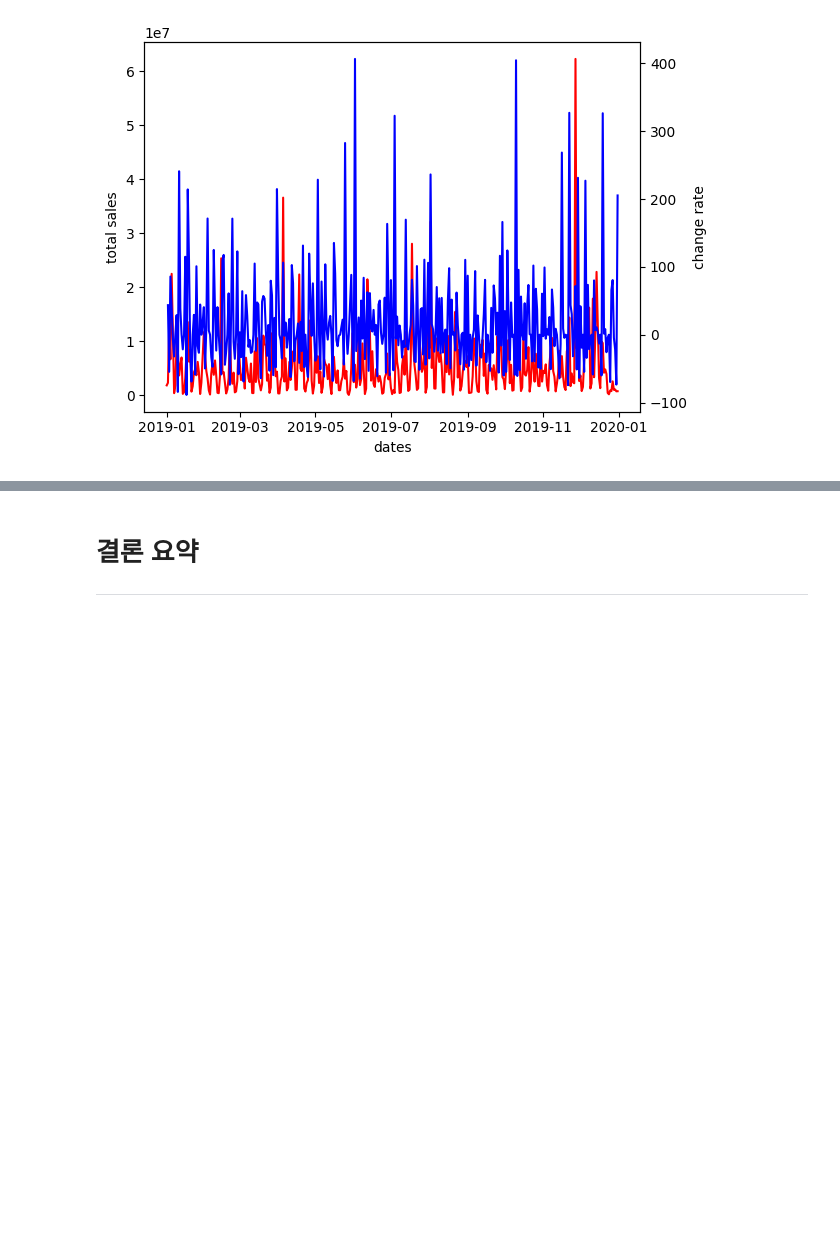
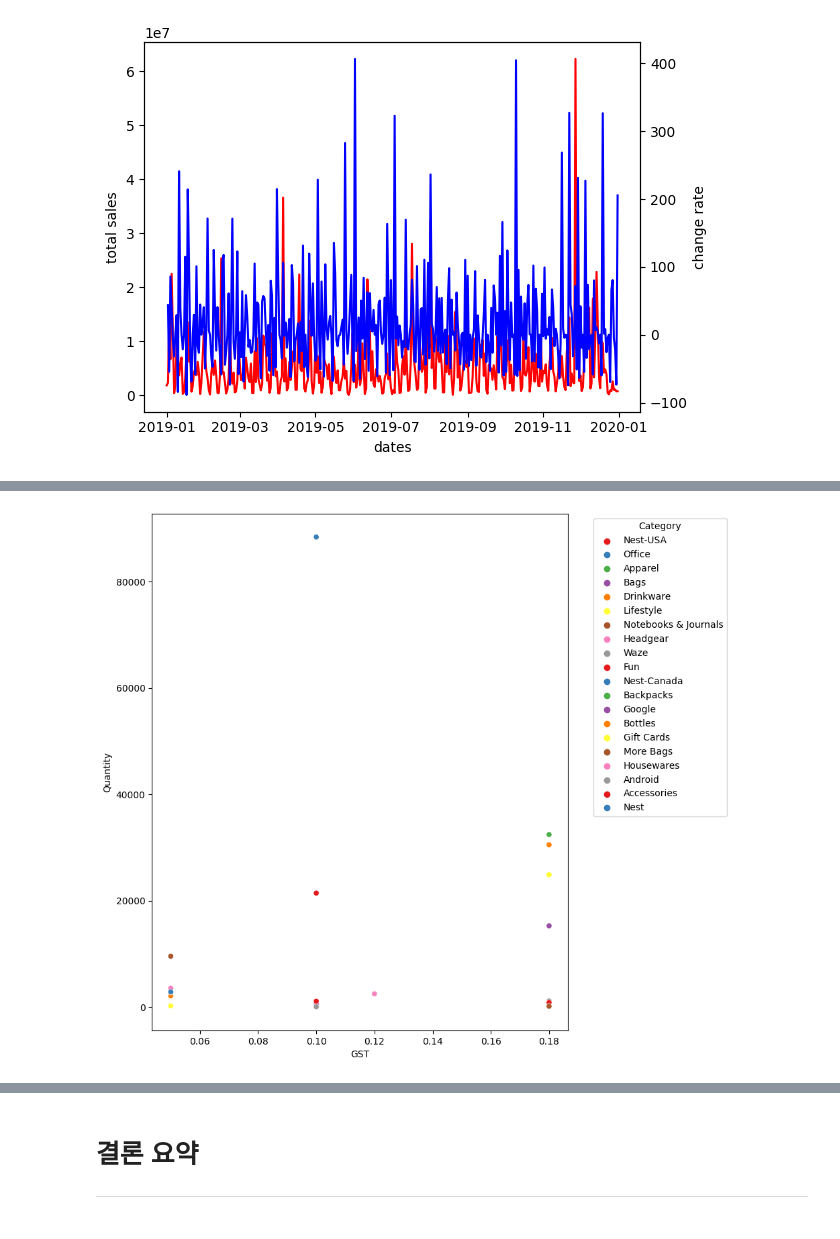
Before and after one commit to Randy-archive/ecommerce_seg, a Jupyter notebook: 랜디_Randy.ipynb, the cells around one changed output, grey strips where cells are left out. Cells and saved outputs as stored; diff of their text form; code cells hidden in the pictures; blank space fills up the shorter version.

```diff
--- a/랜디_Randy.ipynb
+++ b/랜디_Randy.ipynb
@@ -321,0 +517,15 @@ CPM이나 CPC와 같은 온라인 마케팅 비용을 효율화하기 위해
+# %%
+grouped = onlinesales.groupby('제품카테고리').agg({'수량':'sum'}).reset_index()
+
+merged = pd.merge(tax, grouped, on='제품카테고리')
+
+# 산점도 그리기
+plt.figure(figsize=(8, 10))
+sns.scatterplot(data=merged, x='GST', y='수량', hue='제품카테고리', palette='Set1')
+plt.title('')
+plt.xlabel('GST')
+plt.ylabel('Quantity')
+plt.legend(title='Category', bbox_to_anchor=(1.05, 1), loc='upper left')
+plt.show()
+# %% [output]
+[figure, added]
```
Also changed, not shown: parts of 17 cells of this notebook, 1 other file.
